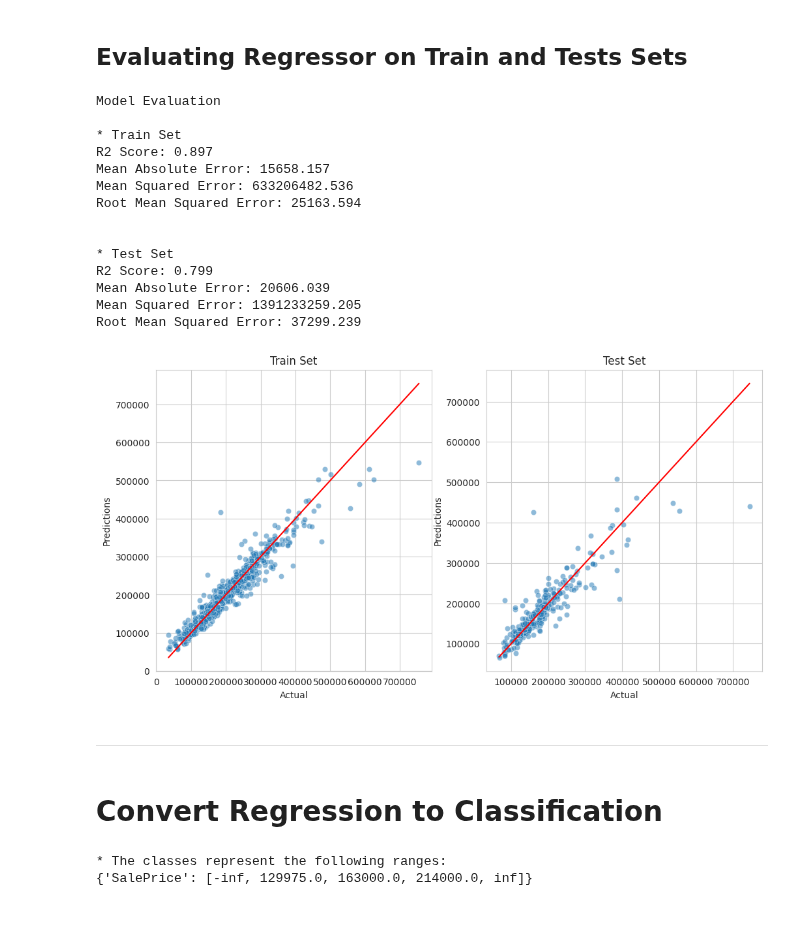
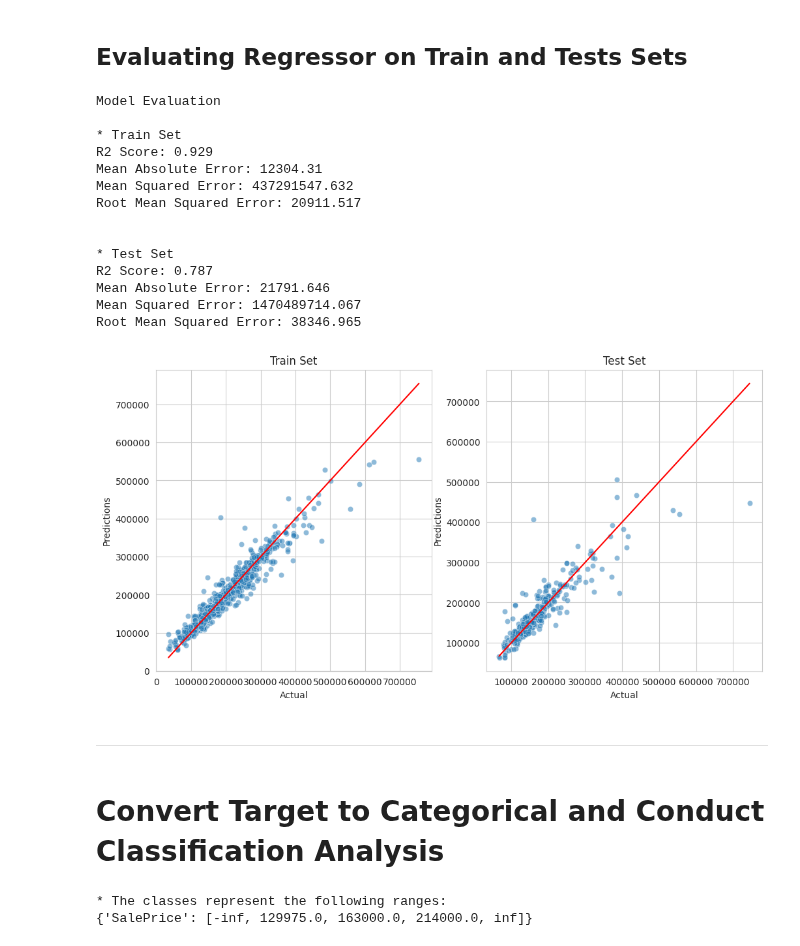
Before and after one commit to JL-14/milestone-project-housing-issues, a Jupyter notebook: jupyter_notebooks/Notebook_5_RegressionAnalysisOriginal.ipynb, the cells around one changed output. Drawn from its saved outputs; the diff is of its cells as text; code cells hidden in the pictures; blank space fills up the shorter version.

```diff
--- a/jupyter_notebooks/Notebook_5_RegressionAnalysisOriginal.ipynb
+++ b/jupyter_notebooks/Notebook_5_RegressionAnalysisOriginal.ipynb
@@ -790,29 +794,29 @@ Pipeline(steps=[('OrdinalCategoricalEncoder',
 # %% [markdown]
 ## Evaluating Regressor on Train and Tests Sets
 # %%
-regression_performance(X_train, y_train, X_test, y_test,best_regressor_pipeline)
+regression_performance(X_train, y_train, X_test, y_test,best_regressor_pca_pipeline)
 regression_evaluation_plots(X_train, y_train, X_test, y_test,
                             best_regressor_pca_pipeline)
 # %% [output]
 Model Evaluation
 
 * Train Set
-R2 Score: 0.897
-Mean Absolute Error: 15658.157
-Mean Squared Error: 633206482.536
-Root Mean Squared Error: 25163.594
+R2 Score: 0.929
+Mean Absolute Error: 12304.31
+Mean Squared Error: 437291547.632
+Root Mean Squared Error: 20911.517
 
 
 * Test Set
-R2 Score: 0.799
-Mean Absolute Error: 20606.039
-Mean Squared Error: 1391233259.205
-Root Mean Squared Error: 37299.239
+R2 Score: 0.787
+Mean Absolute Error: 21791.646
+Mean Squared Error: 1470489714.067
+Root Mean Squared Error: 38346.965
-[figure, old version]
+[figure, new version]
 # %% [markdown]
 ---
 # %% [markdown]
-# Convert Regression to Classification
+# Convert Target to Categorical and Conduct Classification Analysis
 # %%
 from feature_engine.discretisation import EqualFrequencyDiscretiser
 disc = EqualFrequencyDiscretiser(q=4, variables=['SalePrice'])  # we will try q as 2, and 3
```
Also changed, not shown: parts of 37 cells of this notebook, 1 other file.
